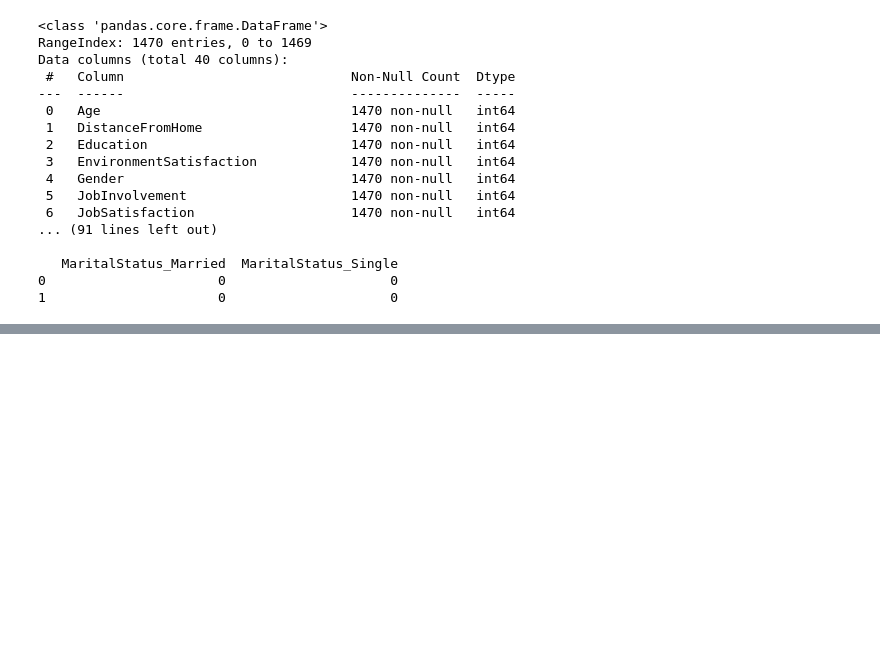
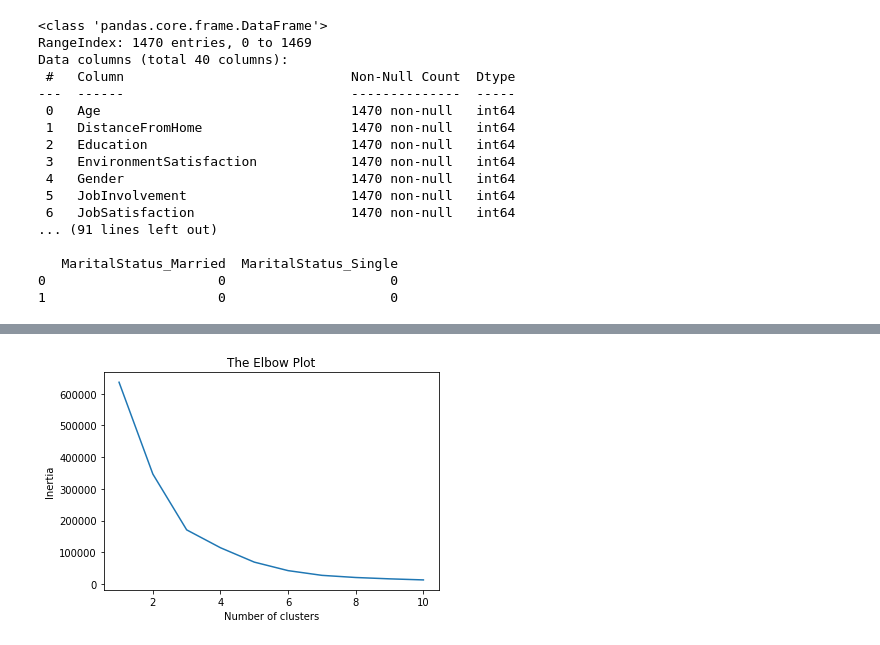
Before and after one commit to meetsomto/dbs, a Jupyter notebook: 27_employees_umap.ipynb, the cells around one changed output, grey strips where cells are left out. Drawn from its saved outputs; the diff is of its cells as text; code cells hidden in the pictures; blank space fills up the shorter version.

```diff
--- a/27_employees_umap.ipynb
+++ b/27_employees_umap.ipynb
@@ -193,0 +214,24 @@ fig.show()
+# %%
+# Running KMeans to generate labels for subset2
+kmeans = KMeans(n_clusters = 2)
+kmeans.fit(x_umap)
+
+department = list(dataset['Department'])
+overtime = list(dataset['OverTime'])
+stockoplevel = list(dataset['StockOptionLevel'])
+trainingtimeslastyear = list(dataset['TrainingTimesLastYear'])
+yearsatcompany = list(dataset['YearsAtCompany'])
+yearsincurrentrole = list(dataset['YearsInCurrentRole'])
+performancerating = list(dataset['PerformanceRating'])
+
+
+data = [go.Scatter(x=x_umap[:,0], y=x_umap[:,1], mode='markers',
+                    marker = dict(color=kmeans.labels_, colorscale='Rainbow', opacity=0.5),
+                                text=[f'Department: {a}; OverTime:{b}, StockOptionLevel:{c}, TrainingTimesLastYear:{d}, YearsAtCompany:{e}, YearsInCurrentRole{f}, PerformanceRating{g}' for a,b,c,d,e,f,g in list(zip(department,overtime,stockoplevel,trainingtimeslastyear,yearsatcompany,yearsincurrentrole,performancerating))],
+                                hoverinfo='text')]
+
+layout = go.Layout(title = 'UMAP Dimensionality Reduction', width = 700, height = 700,
+                    xaxis = dict(title='First Dimension'),
+                    yaxis = dict(title='Second Dimension'))
+fig = go.Figure(data=data, layout=layout)
+fig.show()
@@ -193,0 +240,20 @@ fig.show()
+# %%
+# Analysis on subset3 - Life Quality Data
+# Implementing UMAP to visualize dataset
+u = umap.UMAP(n_neighbors=150, min_dist=0.4)
+x_umap = u.fit_transform(X3)
+# %%
+# Finding the number of clusters (K) - Elbow Plot Method for X3
+inertia = []
+for i in range(1,11):
+    kmeans = KMeans(n_clusters = i, random_state = 100)
+    kmeans.fit(x_umap)
+    inertia.append(kmeans.inertia_)
+
+plt.plot(range(1, 11), inertia)
+plt.title('The Elbow Plot')
+plt.xlabel('Number of clusters')
+plt.ylabel('Inertia')
+plt.show()
+# %% [output]
+[figure, added]
```
Also changed, not shown: parts of 8 cells of this notebook.
